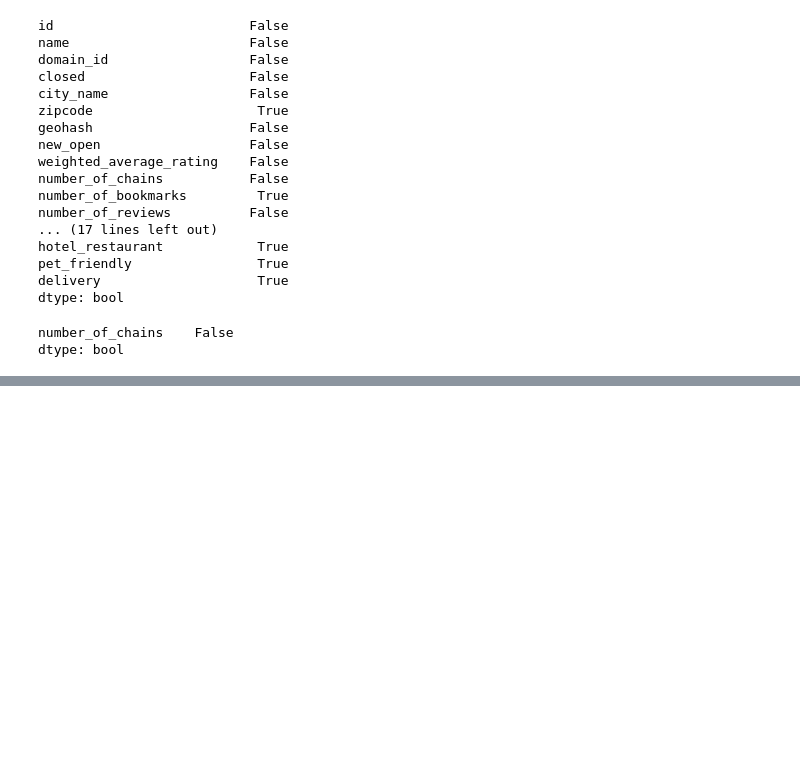
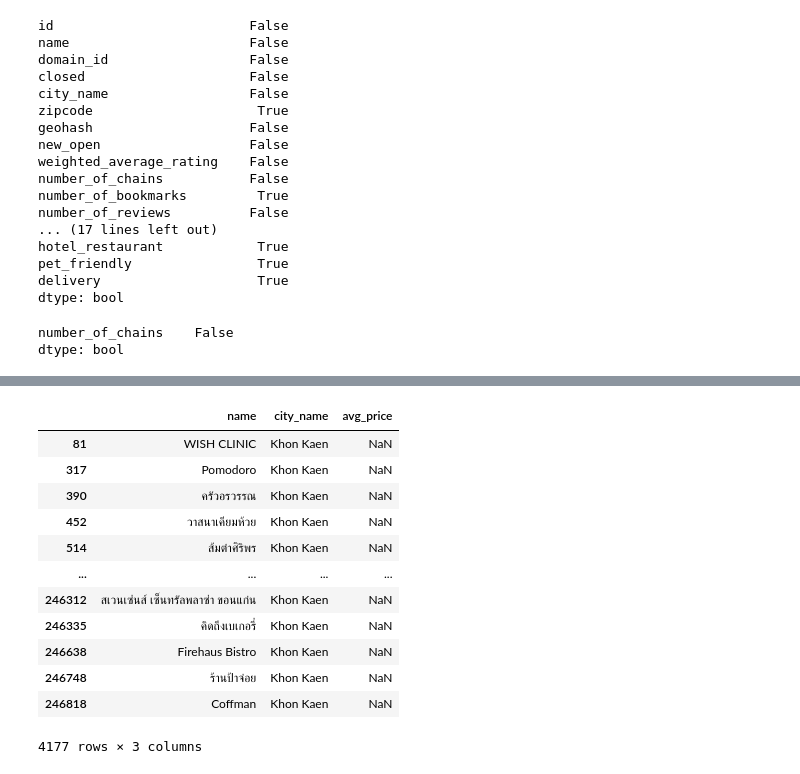
Before and after one commit to thanadolch/KKU_data_mining, a Jupyter notebook: pandas101.ipynb, the cells around one changed output, grey strips where cells are left out. Drawn from its saved outputs; the diff is of its cells as text; code cells hidden in the pictures; blank space fills up the shorter version.

```diff
--- a/pandas101.ipynb
+++ b/pandas101.ipynb
@@ -263,0 +327,3 @@ dtype: bool
+# %%
+select_list1 = table_new['city_name']=='Khon Kaen'
+select_list1
@@ -263,0 +343,16 @@ dtype: bool
+# %%
+table_new[select_list1]
+# %% [output]
+|  | name | city_name | avg_price |
+| 81 | WISH CLINIC | Khon Kaen | NaN |
+| 317 | Pomodoro | Khon Kaen | NaN |
+| 390 | ครัวอรวรรณ | Khon Kaen | NaN |
+| 452 | วาสนาเคียมห้วย | Khon Kaen | NaN |
+| 514 | ส้มตำศิริพร | Khon Kaen | NaN |
+| ... | ... | ... | ... |
+| 246312 | สเวนเซ่นส์ เซ็นทรัลพลาซ่า ขอนแก่น | Khon Kaen | NaN |
+| 246335 | คิดถึงเบเกอรี่ | Khon Kaen | NaN |
+| 246638 | Firehaus Bistro | Khon Kaen | NaN |
+| 246748 | ร้านป้าจ่อย | Khon Kaen | NaN |
+| 246818 | Coffman | Khon Kaen | NaN |
+4177 rows × 3 columns
```
Also changed, not shown: parts of 20 cells of this notebook.
